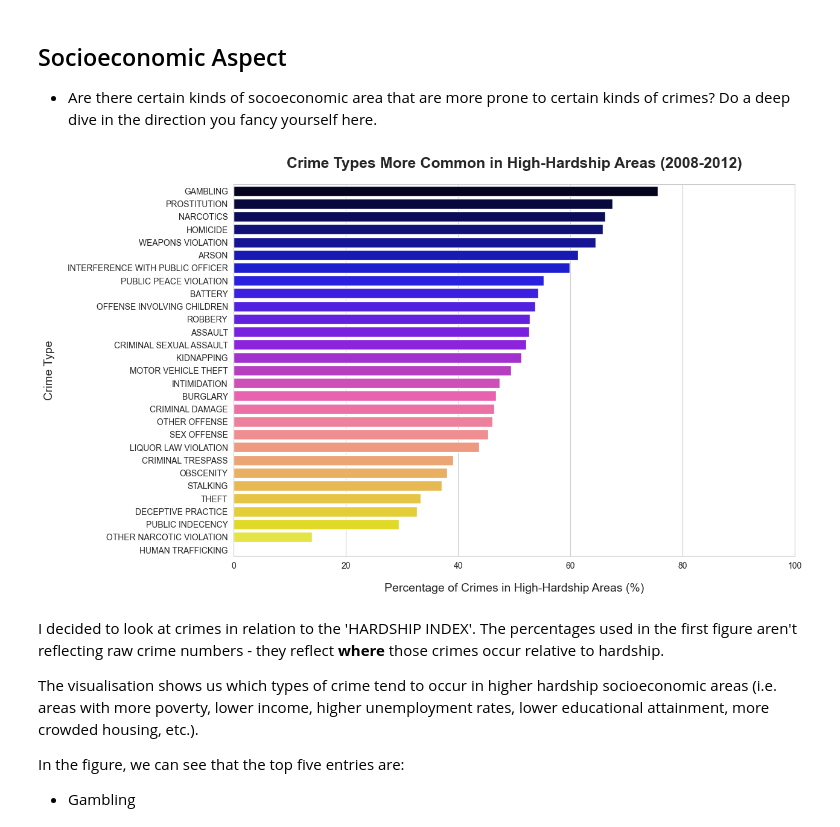
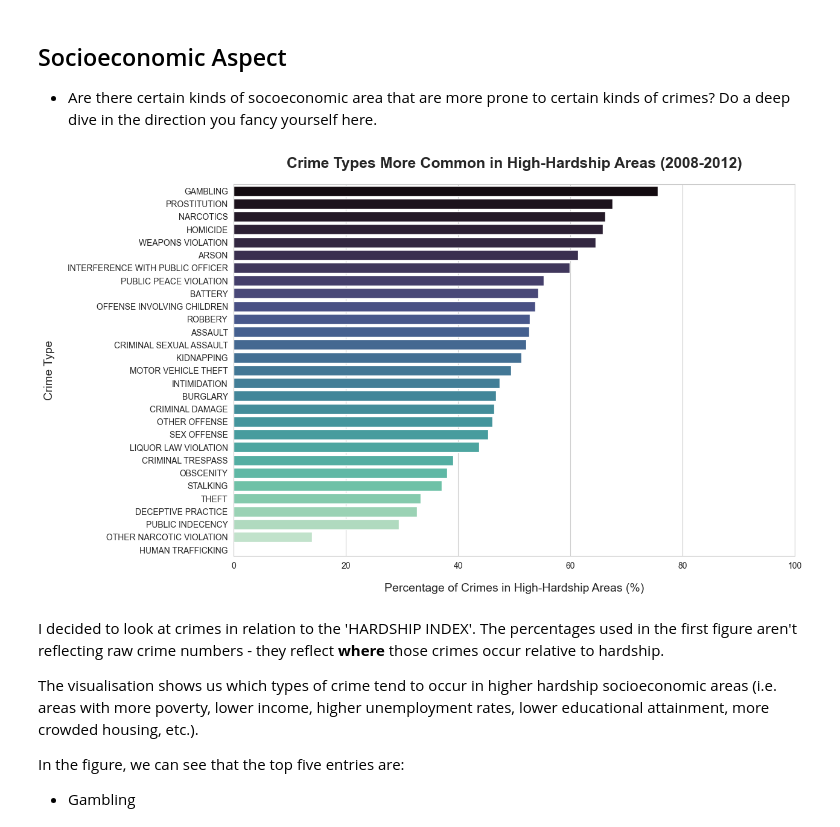
Before and after one commit to l3xbot/Data_Processing_Project_Visualisation, a Jupyter notebook: chicago_crime_visualisations.ipynb, the cells around one changed output. Saved outputs shown, nothing was run; the diff lists cells and outputs as text; code cells hidden in the pictures.

```diff
--- a/chicago_crime_visualisations.ipynb
+++ b/chicago_crime_visualisations.ipynb
@@ -745,25 +851,25 @@ crime_by_hardship_sorted = crime_by_hardship.sort_values('High Hardship (%)', as
 # %%
 # -------------------------------------------
 # 🔹 PLOT: CRIMES IN HIGH-HARDSHIP AREAS
 # -------------------------------------------
 plt.figure(figsize=(12,8))
 
 sns.barplot(
     x='High Hardship (%)',
     y=crime_by_hardship_sorted.index,
     data=crime_by_hardship_sorted,
-    palette='gnuplot2'
+    palette='mako'
 )
 
 # Style improvements
 plt.title('Crime Types More Common in High-Hardship Areas (2008-2012)', size=18, pad=20, fontweight='bold')
 plt.xlabel('Percentage of Crimes in High-Hardship Areas (%)', size=14, labelpad=15)
 plt.ylabel('Crime Type', size=14, labelpad=15)
 plt.xlim(0, 100)
 
 plt.show()
 # %% [output]
-[figure, old version]
+[figure, new version]
 # %%
 # -------------------------------------------
 # 🔹 PLOT: MAP - HARDSHIP & CRIME HEATMAPS
```
Also changed, not shown: parts of 5 cells of this notebook, 4 other files.
